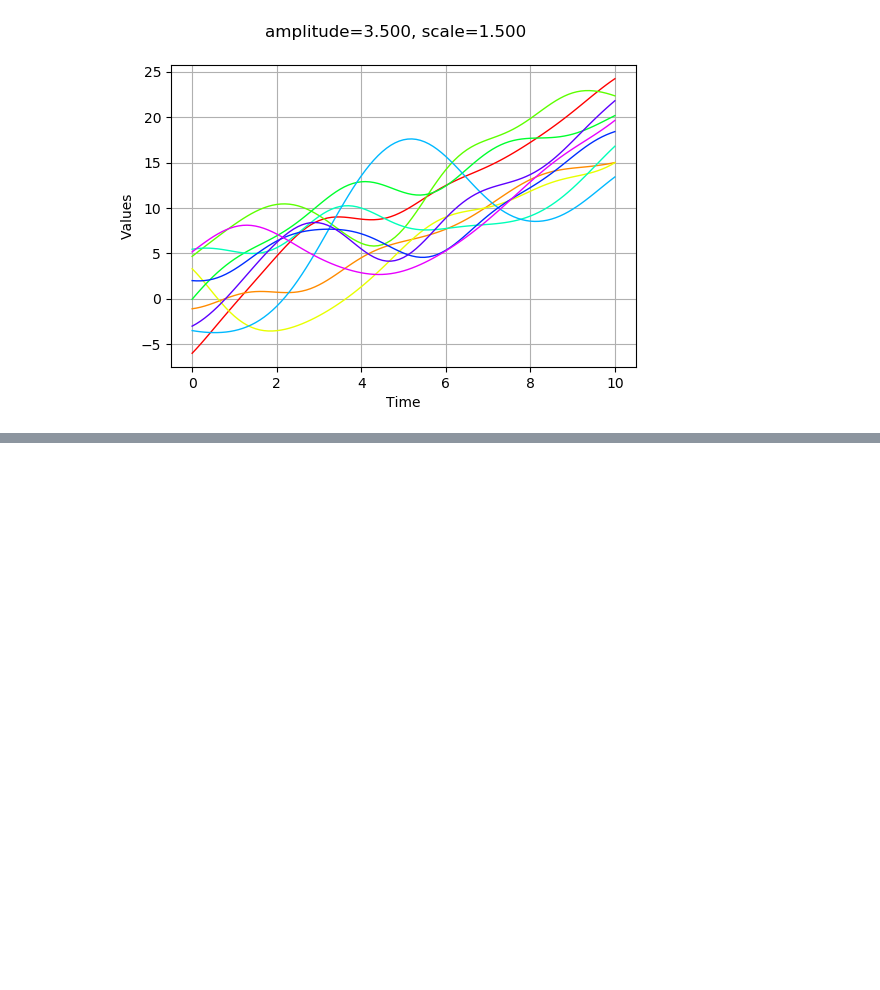
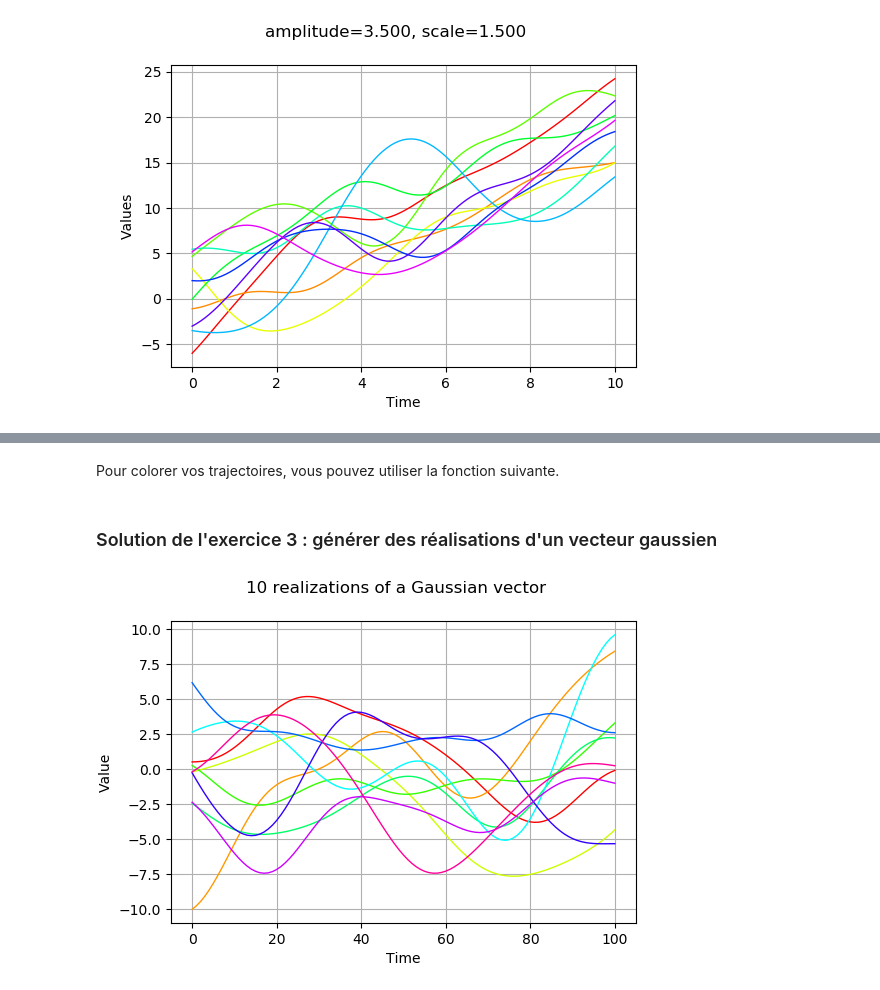
Before and after one commit to mbaudin47/otsupgalilee-eleve, a Jupyter notebook: 6-krigeage/Processus-gaussiens.ipynb, the cells around one changed output, grey strips where cells are left out. Saved outputs shown, nothing was run; the diff lists cells and outputs as text; code cells hidden in the pictures; blank space fills up the shorter version.

```diff
--- a/6-krigeage/Processus-gaussiens.ipynb
+++ b/6-krigeage/Processus-gaussiens.ipynb
@@ -275,0 +304,3 @@ np.max(R)
+# %%
+Sigma = myModel.discretize(myTimeGrid)
+Sigma.getDimension()
@@ -280,2 +321,29 @@ np.max(R)
 * Utiliser la méthode `getSample` pour générer un échantillon de `nbTrajectories` trajectoires.
 * Dans quelles circonstances pourrait-il être coûteux de générer une trajectoire d'un processus gaussien ?
+# %% [markdown]
+Pour colorer vos trajectoires, vous pouvez utiliser la fonction suivante.
+# %%
+def createHSVColor(indexCurve,maximumNumberOfCurves):
+    '''Create a HSV color for the indexCurve-th curve
+    from a sample with maximum size equal to maximumNumberOfCurves'''
+    color = ot.Drawable.ConvertFromHSV(indexCurve * 360.0/maximumNumberOfCurves, 1.0, 1.0)
+    return color
+# %% [markdown]
+### Solution de l'exercice 3 : générer des réalisations d'un vecteur gaussien
+# %%
+n=100
+mu = [0.0]*(n+1)
+mynv = ot.Normal(mu, Sigma)
+# %%
+nbTrajectories = 10
+trajectoires = mynv.getSample(nbTrajectories)
+# %%
+graph = ot.Graph("%d realizations of a Gaussian vector" % (nbTrajectories),"Time","Value",True)
+x = range(n+1)
+for i in range(nbTrajectories):
+    curve = ot.Curve(x,trajectoires[i,:])
+    curve.setColor(createHSVColor(i,nbTrajectories))
+    graph.add(curve)
+graph
+# %% [output]
+[figure, added]
```
Also changed, not shown: parts of 42 cells of this notebook.
